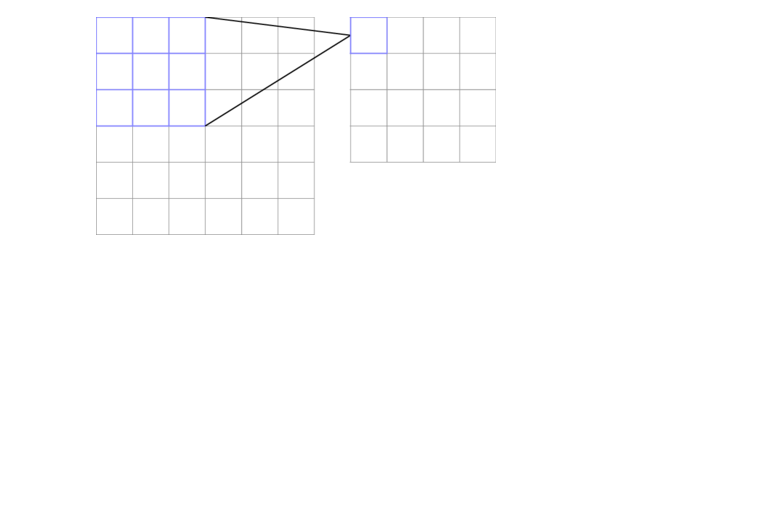
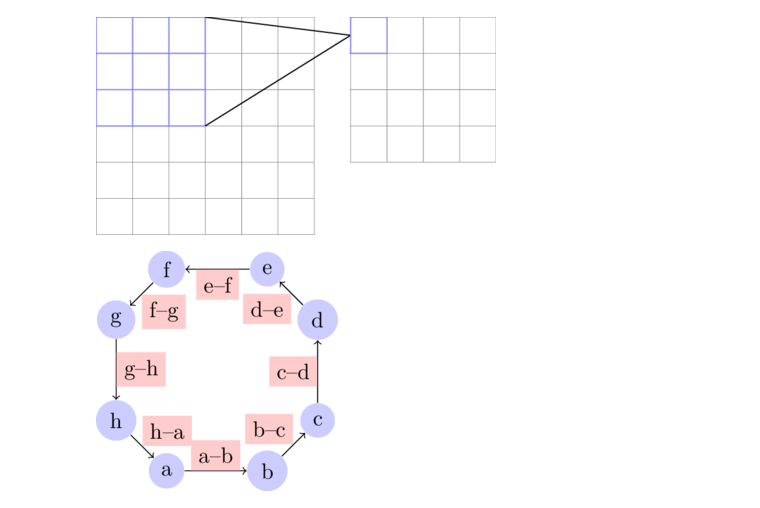
Before and after one commit to lgpang/learning_tikz, a Jupyter notebook: learning_tikz.ipynb, the cells around one changed output. Saved outputs shown, nothing was run; the diff lists cells and outputs as text; code cells hidden in the pictures; blank space fills up the shorter version.

```diff
--- a/learning_tikz.ipynb
+++ b/learning_tikz.ipynb
@@ -445,3 +445,19 @@ label=above:$s\le3$] {};
 \draw[step=.5cm,cnn kernel lines] (1.99, 0.99) grid (2.5, 1.5);
 # %% [output]
 [figure]
+# %%
+%%tikz -l positioning -po "scale=0.8,auto=left"
+\tikzstyle{every node}=[circle,fill=blue!20]
+  \node (a) at (-1,-2) {a};
+  \node (b) at ( 1,-2) {b};
+  \node (c) at ( 2,-1) {c};
+  \node (d) at ( 2, 1) {d};
+  \node (e) at ( 1, 2) {e};
+  \node (f) at (-1, 2) {f};
+  \node (g) at (-2, 1) {g};
+  \node (h) at (-2,-1) {h};
+  \tikzstyle{every node}=[fill=red!20]
+  \foreach \from/\to in {a/b,b/c,c/d,d/e,e/f,f/g,g/h,h/a}
+    \draw [->] (\from) -- (\to) node[midway] {\from--\to};
+# %% [output]
+[figure, added]
```
Also changed, not shown: parts of 4 cells of this notebook.
